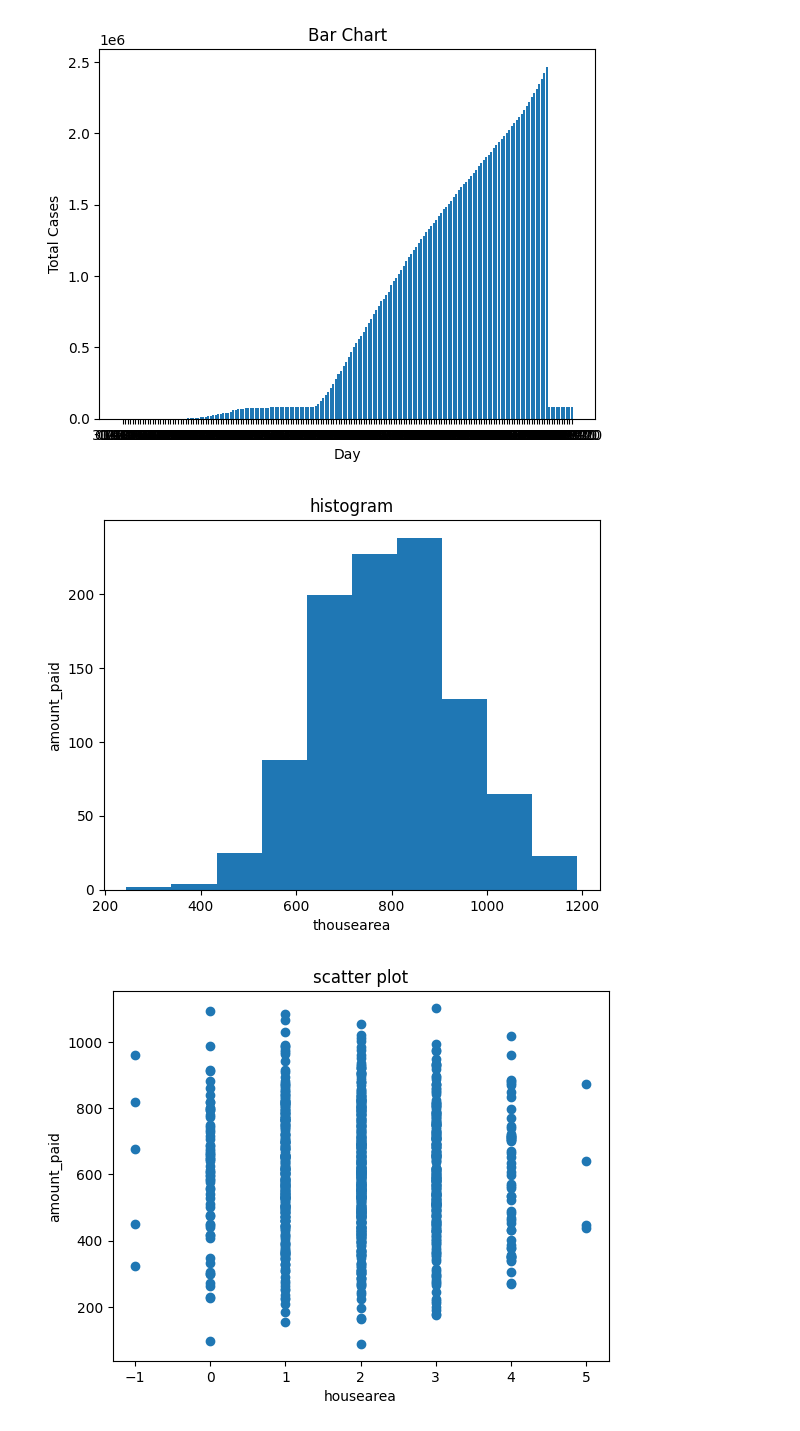
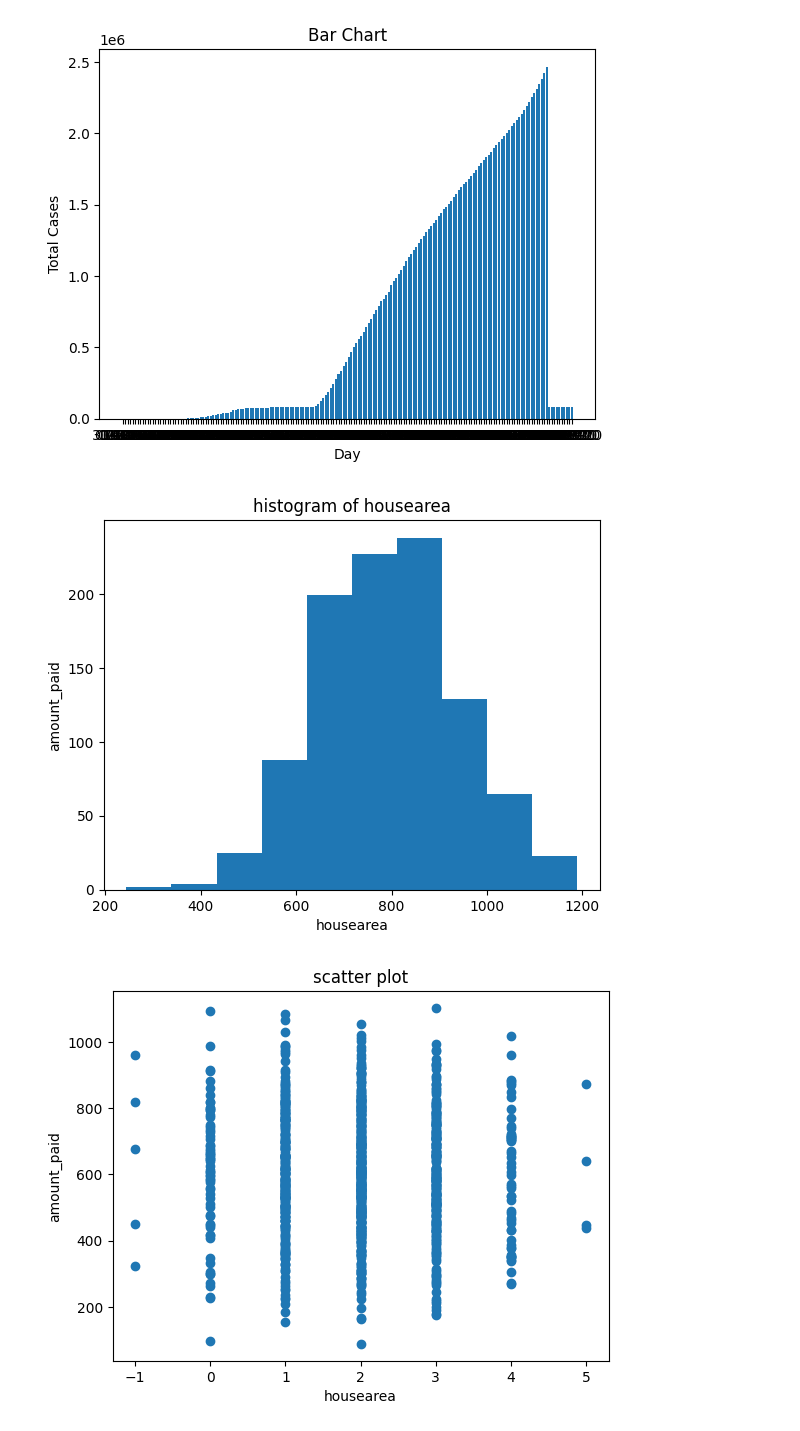
Before and after one commit to Hansaka2001/Data-Analysis-and-Visualization, a Jupyter notebook: Matplotlib/data_visualization/plots.ipynb, the cells around one changed output. Saved outputs shown, nothing was run; the diff lists cells and outputs as text; code cells hidden in the pictures.

Commit message:
figure class

```diff
--- a/Matplotlib/data_visualization/plots.ipynb
+++ b/Matplotlib/data_visualization/plots.ipynb
@@ -37,21 +37,21 @@ plt.show()
 # %%
 import matplotlib.pyplot as plt
 import pandas as pd
 
 data = pd.read_csv('Household energy bill data.csv')
 
 x = data['housearea']
 
 plt.hist(x)
 
-plt.title('histogram')
+plt.title('histogram of housearea')
 
 plt.ylabel('amount_paid')
-plt.xlabel('thousearea')
+plt.xlabel('housearea')
 
 plt.show()
 # %% [output]
-[figure, old version]
+[figure, new version]
 # %%
 import matplotlib.pyplot as plt
 import pandas as pd
```
Also changed, not shown: parts of 4 cells of this notebook, 1 other file.
